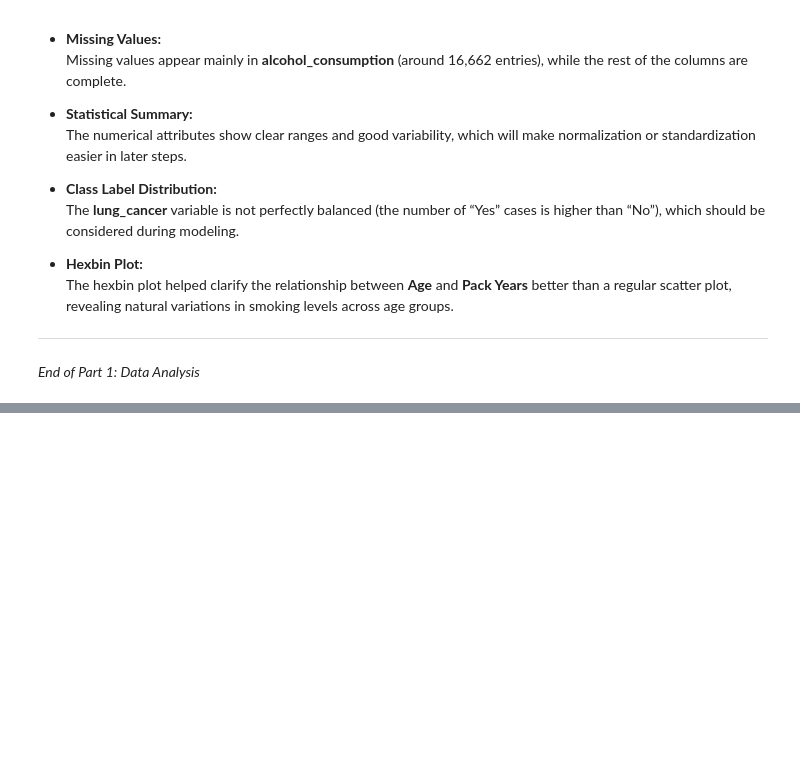
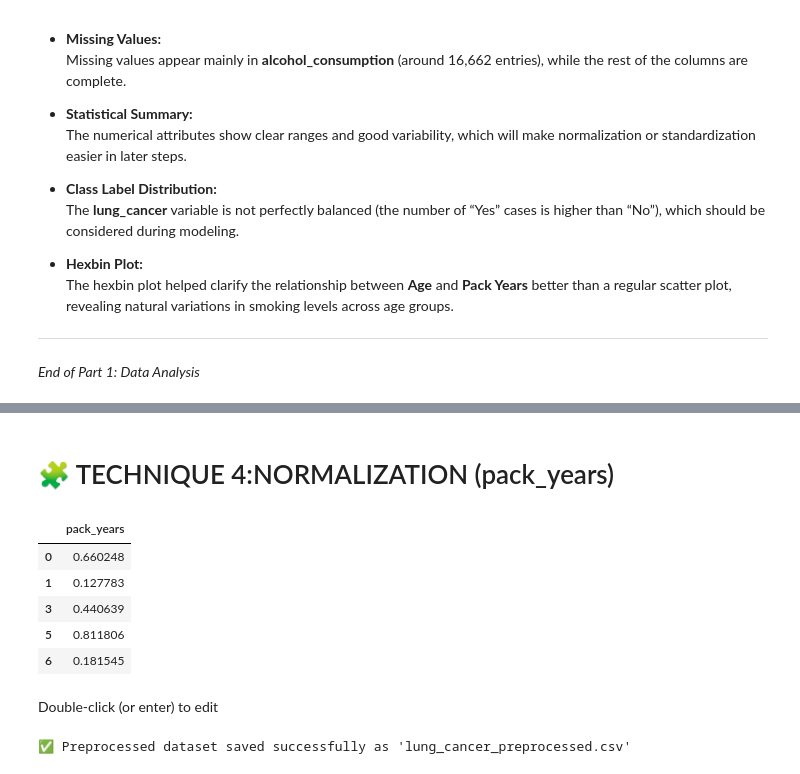
Before and after one commit to Alanoudhud/DataMining-Project, a Jupyter notebook: Reports/Phase2.ipynb, the cells around one changed output, grey strips where cells are left out. Cells and saved outputs as stored; diff of their text form; code cells hidden in the pictures; blank space fills up the shorter version.

```diff
--- a/Reports/Phase2.ipynb
+++ b/Reports/Phase2.ipynb
@@ -314,0 +404,29 @@ _End of Part 1: Data Analysis_
+# %% [markdown]
+# 🧩 TECHNIQUE 4:NORMALIZATION  (pack_years)
+# %%
+from sklearn.preprocessing import MinMaxScaler
+
+# Create the scaler
+scaler = MinMaxScaler()
+
+# Apply normalization only to the 'pack_years' column
+df_preprocessed[['pack_years']] = scaler.fit_transform(df_preprocessed[['pack_years']])
+
+# Display first 5 rows to verify
+df_preprocessed[['pack_years']].head()
+# %% [output]
+|  | pack_years |
+| 0 | 0.660248 |
+| 1 | 0.127783 |
+| 3 | 0.440639 |
+| 5 | 0.811806 |
+| 6 | 0.181545 |
+# %% [markdown]
+Double-click (or enter) to edit
+# %%
+# 💾 Save the preprocessed dataset to a new CSV file
+df_preprocessed.to_csv('lung_cancer_preprocessed.csv', index=False)
+
+print("✅ Preprocessed dataset saved successfully as 'lung_cancer_preprocessed.csv'")
+# %% [output]
+✅ Preprocessed dataset saved successfully as 'lung_cancer_preprocessed.csv'
```
Also changed, not shown: parts of 10 cells of this notebook.
